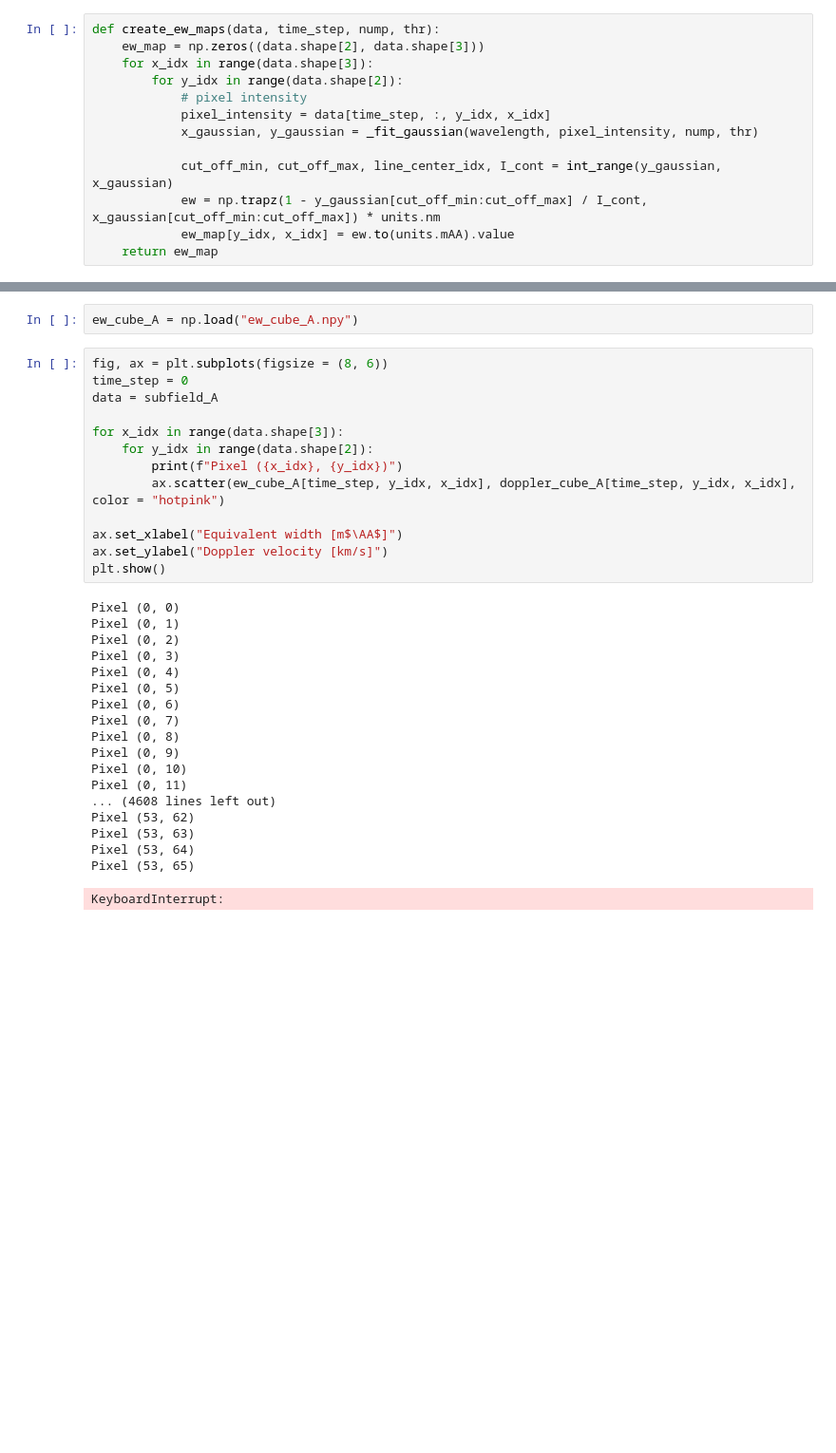
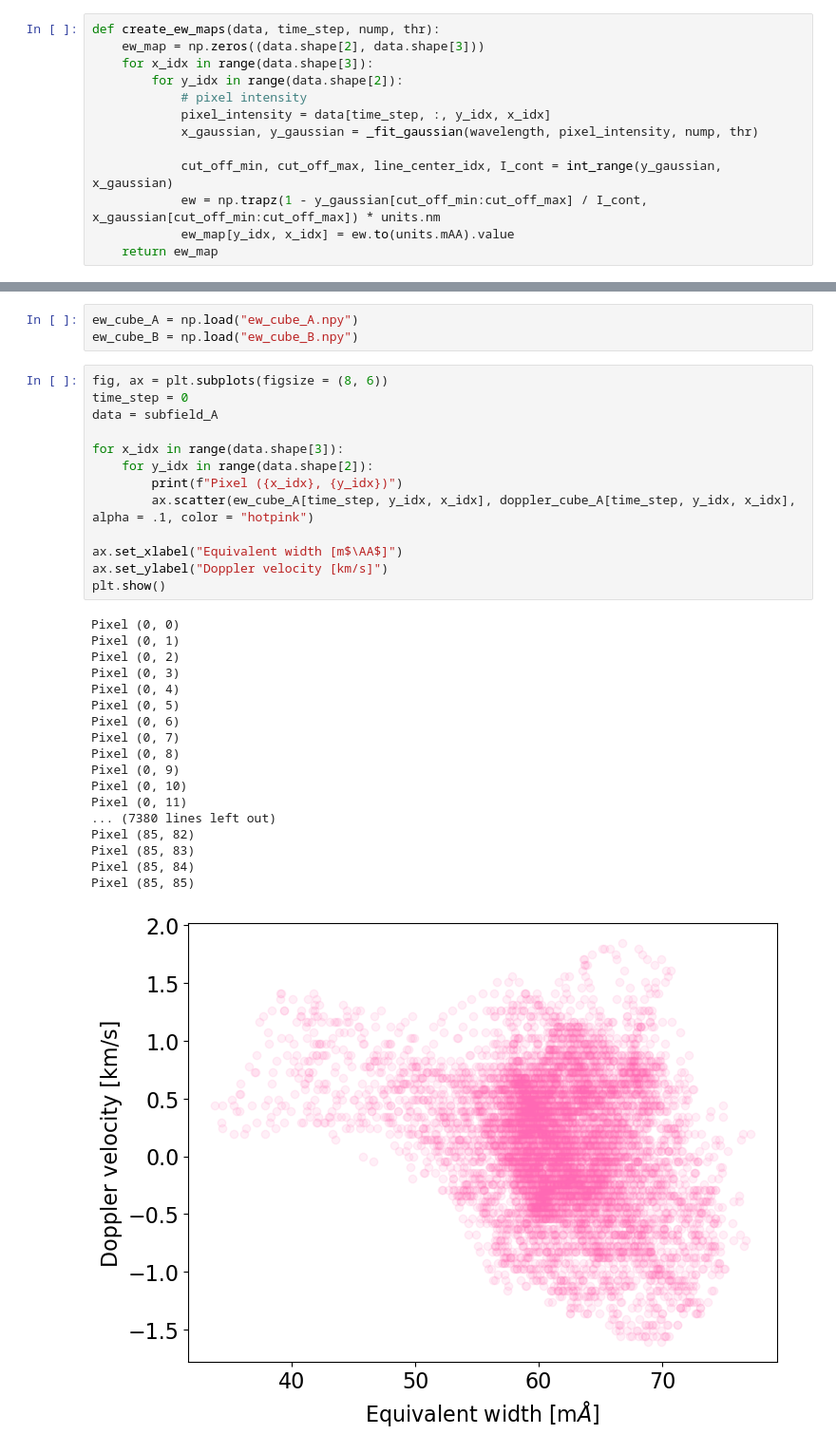
Before and after one commit to rebkabob/solar_and_stellar_physics, a Jupyter notebook: sst4_analysis.ipynb, the cells around one changed output, grey strips where cells are left out. Shown at 95% size. Drawn from its saved outputs; the diff is of its cells as text; blank space fills up the shorter version.

Commit message:
[Add] Comparsion between Doppler velocity and EW.

```diff
--- a/sst4_analysis.ipynb
+++ b/sst4_analysis.ipynb
@@ -578,34 +551,35 @@ KeyboardInterrupt:
 # %%
 ew_cube_A = np.load("ew_cube_A.npy")
+ew_cube_B = np.load("ew_cube_B.npy")
 # %%
 fig, ax = plt.subplots(figsize = (8, 6))
 time_step = 0
 data = subfield_A
 
 for x_idx in range(data.shape[3]):
     for y_idx in range(data.shape[2]):
         print(f"Pixel ({x_idx}, {y_idx})")
-        ax.scatter(ew_cube_A[time_step, y_idx, x_idx], doppler_cube_A[time_step, y_idx, x_idx], color = "hotpink")
+        ax.scatter(ew_cube_A[time_step, y_idx, x_idx], doppler_cube_A[time_step, y_idx, x_idx], alpha = .1, color = "hotpink")
 
 ax.set_xlabel("Equivalent width [m$\AA$]")
 ax.set_ylabel("Doppler velocity [km/s]")
 plt.show()
 # %% [output]
 Pixel (0, 0)
 Pixel (0, 1)
 Pixel (0, 2)
 Pixel (0, 3)
 Pixel (0, 4)
 Pixel (0, 5)
 Pixel (0, 6)
 Pixel (0, 7)
 Pixel (0, 8)
 Pixel (0, 9)
 Pixel (0, 10)
 Pixel (0, 11)
-... (4608 lines left out)
-Pixel (53, 62)
-Pixel (53, 63)
-Pixel (53, 64)
-Pixel (53, 65)
+... (7380 lines left out)
+Pixel (85, 82)
+Pixel (85, 83)
+Pixel (85, 84)
+Pixel (85, 85)
-KeyboardInterrupt:
+[figure, added]
```
Also changed, not shown: parts of 11 cells of this notebook.
